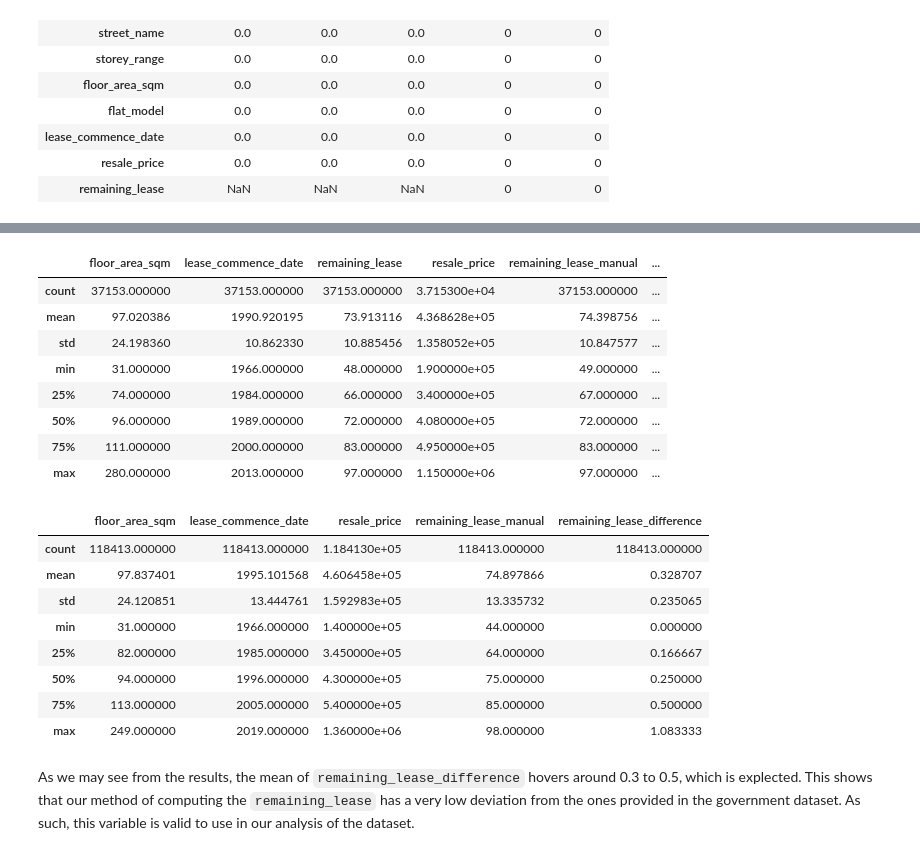
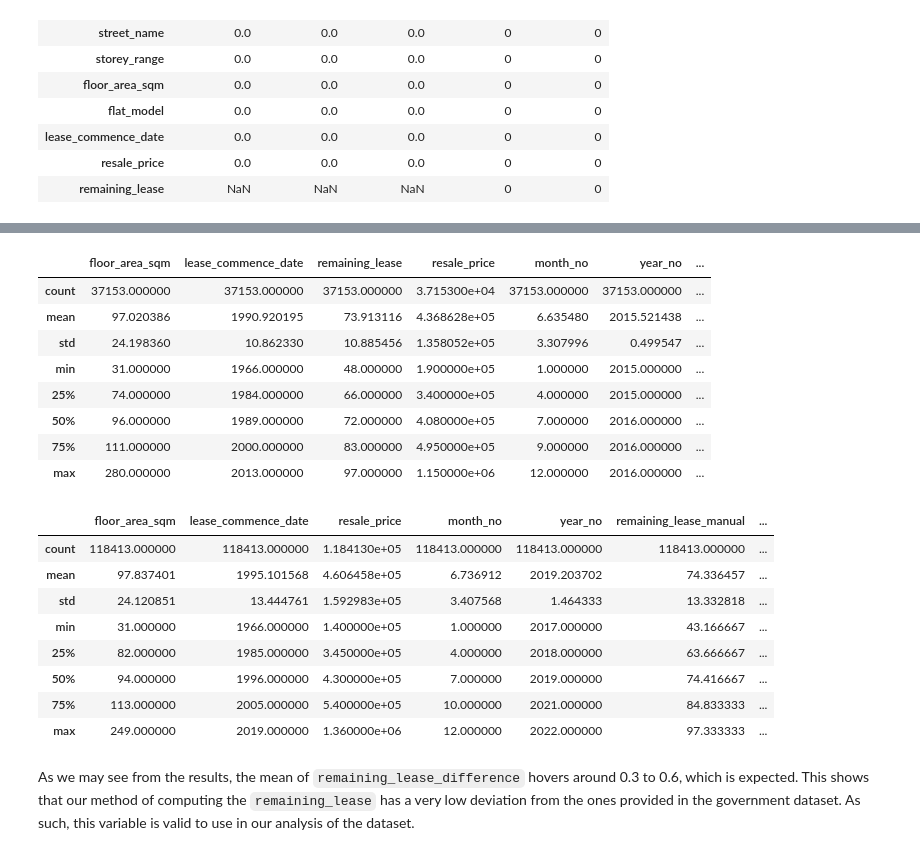
Before and after one commit to coord-geom/cs5131-assignment1, a Jupyter notebook: main.ipynb, the cells around one changed output, grey strips where cells are left out. Cells and saved outputs as stored; diff of their text form; code cells hidden in the pictures.

```diff
--- a/main.ipynb
+++ b/main.ipynb
@@ -115,7 +138,7 @@ dtype: object
 # This is the aforementioned calculation for the remaining lease of a house with respect to when the house was resold. We
 # first implement the creation of the column "remaining_lease_manual"
 def calcYearsLeft(row):
-  row.remaining_lease_manual = row.lease_commence_date + 99 - int(str(row.month)[:4])
+  row.remaining_lease_manual = row.lease_commence_date + 99 - (row.year_no + row.month_no/12)
   return row
 
 flatPriceCollated["remaining_lease_manual"] = 0
@@ -146,42 +169,50 @@ flatPriceCollated.describe()
 # %%
 # verifying the validity of my proposed computation
 
+# adding month_no and year_no columns for the 2015, 2017 dataframes
+flatPrice2015["month_no"] = (flatPrice2015.month.str[5:]).astype(int)
+flatPrice2015["year_no"] = (flatPrice2015.month.str[:4]).astype(int)
+
+flatPrice2017["month_no"] = (flatPrice2017.month.str[5:]).astype(int)
+flatPrice2017["year_no"] = (flatPrice2017.month.str[:4]).astype(int)
+
+# Finding the difference between our calculated value and the provided value
 flatPrice2015["remaining_lease_manual"] = 0
 flatPrice2015New = flatPrice2015.apply(calcYearsLeft, axis='columns')
 flatPrice2015New["remaining_lease_difference"] = abs(flatPrice2015New.remaining_lease_manual - flatPrice2015New.remaining_lease)
 display(flatPrice2015New.describe())
 
 def calcYearsDiff2017(row):
   #       72 years 06 months
   #index: 0123456789
   years = int(str(row.remaining_lease)[:2])
   months = int(str(row.remaining_lease)[9:11]) if (len(row.remaining_lease) > 12) else 0
   row.remaining_lease_difference = abs(row.remaining_lease_manual - ( years + months/12 ) )
   return row
 
 flatPrice2017["remaining_lease_manual"] = 0
 flatPrice2017New = flatPrice2017.apply(calcYearsLeft, axis='columns')
 flatPrice2017New["remaining_lease_difference"] = 0
 flatPrice2017New = flatPrice2017New.apply(calcYearsDiff2017, axis='columns')
 display(flatPrice2017New.describe())
 # %% [output]
-|  | floor_area_sqm | lease_commence_date | remaining_lease | resale_price | remaining_lease_manual | ... |
-| count | 37153.000000 | 37153.000000 | 37153.000000 | 3.715300e+04 | 37153.000000 | ... |
-| mean | 97.020386 | 1990.920195 | 73.913116 | 4.368628e+05 | 74.398756 | ... |
-| std | 24.198360 | 10.862330 | 10.885456 | 1.358052e+05 | 10.847577 | ... |
-| min | 31.000000 | 1966.000000 | 48.000000 | 1.900000e+05 | 49.000000 | ... |
-| 25% | 74.000000 | 1984.000000 | 66.000000 | 3.400000e+05 | 67.000000 | ... |
-| 50% | 96.000000 | 1989.000000 | 72.000000 | 4.080000e+05 | 72.000000 | ... |
-| 75% | 111.000000 | 2000.000000 | 83.000000 | 4.950000e+05 | 83.000000 | ... |
-| max | 280.000000 | 2013.000000 | 97.000000 | 1.150000e+06 | 97.000000 | ... |
+|  | floor_area_sqm | lease_commence_date | remaining_lease | resale_price | month_no | year_no | ... |
+| count | 37153.000000 | 37153.000000 | 37153.000000 | 3.715300e+04 | 37153.000000 | 37153.000000 | ... |
+| mean | 97.020386 | 1990.920195 | 73.913116 | 4.368628e+05 | 6.635480 | 2015.521438 | ... |
+| std | 24.198360 | 10.862330 | 10.885456 | 1.358052e+05 | 3.307996 | 0.499547 | ... |
+| min | 31.000000 | 1966.000000 | 48.000000 | 1.900000e+05 | 1.000000 | 2015.000000 | ... |
+| 25% | 74.000000 | 1984.000000 | 66.000000 | 3.400000e+05 | 4.000000 | 2015.000000 | ... |
+| 50% | 96.000000 | 1989.000000 | 72.000000 | 4.080000e+05 | 7.000000 | 2016.000000 | ... |
+| 75% | 111.000000 | 2000.000000 | 83.000000 | 4.950000e+05 | 9.000000 | 2016.000000 | ... |
+| max | 280.000000 | 2013.000000 | 97.000000 | 1.150000e+06 | 12.000000 | 2016.000000 | ... |
-|  | floor_area_sqm | lease_commence_date | resale_price | remaining_lease_manual | remaining_lease_difference |
-| count | 118413.000000 | 118413.000000 | 1.184130e+05 | 118413.000000 | 118413.000000 |
-| mean | 97.837401 | 1995.101568 | 4.606458e+05 | 74.897866 | 0.328707 |
-| std | 24.120851 | 13.444761 | 1.592983e+05 | 13.335732 | 0.235065 |
-| min | 31.000000 | 1966.000000 | 1.400000e+05 | 44.000000 | 0.000000 |
-| 25% | 82.000000 | 1985.000000 | 3.450000e+05 | 64.000000 | 0.166667 |
-| 50% | 94.000000 | 1996.000000 | 4.300000e+05 | 75.000000 | 0.250000 |
-| 75% | 113.000000 | 2005.000000 | 5.400000e+05 | 85.000000 | 0.500000 |
-| max | 249.000000 | 2019.000000 | 1.360000e+06 | 98.000000 | 1.083333 |
+|  | floor_area_sqm | lease_commence_date | resale_price | month_no | year_no | remaining_lease_manual | ... |
+| count | 118413.000000 | 118413.000000 | 1.184130e+05 | 118413.000000 | 118413.000000 | 118413.000000 | ... |
+| mean | 97.837401 | 1995.101568 | 4.606458e+05 | 6.736912 | 2019.203702 | 74.336457 | ... |
+| std | 24.120851 | 13.444761 | 1.592983e+05 | 3.407568 | 1.464333 | 13.332818 | ... |
+| min | 31.000000 | 1966.000000 | 1.400000e+05 | 1.000000 | 2017.000000 | 43.166667 | ... |
+| 25% | 82.000000 | 1985.000000 | 3.450000e+05 | 4.000000 | 2018.000000 | 63.666667 | ... |
+| 50% | 94.000000 | 1996.000000 | 4.300000e+05 | 7.000000 | 2019.000000 | 74.416667 | ... |
+| 75% | 113.000000 | 2005.000000 | 5.400000e+05 | 10.000000 | 2021.000000 | 84.833333 | ... |
+| max | 249.000000 | 2019.000000 | 1.360000e+06 | 12.000000 | 2022.000000 | 97.333333 | ... |
 # %% [markdown]
-As we may see from the results, the mean of `remaining_lease_difference` hovers around 0.3 to 0.5, which is explected. This shows that our method of computing the `remaining_lease` has a very low deviation from the ones provided in the government dataset. As such, this variable is valid to use in our analysis of the dataset.
+As we may see from the results, the mean of `remaining_lease_difference` hovers around 0.3 to 0.6, which is expected. This shows that our method of computing the `remaining_lease` has a very low deviation from the ones provided in the government dataset. As such, this variable is valid to use in our analysis of the dataset.
```
Also changed, not shown: parts of 18 cells of this notebook, 1 other file.
